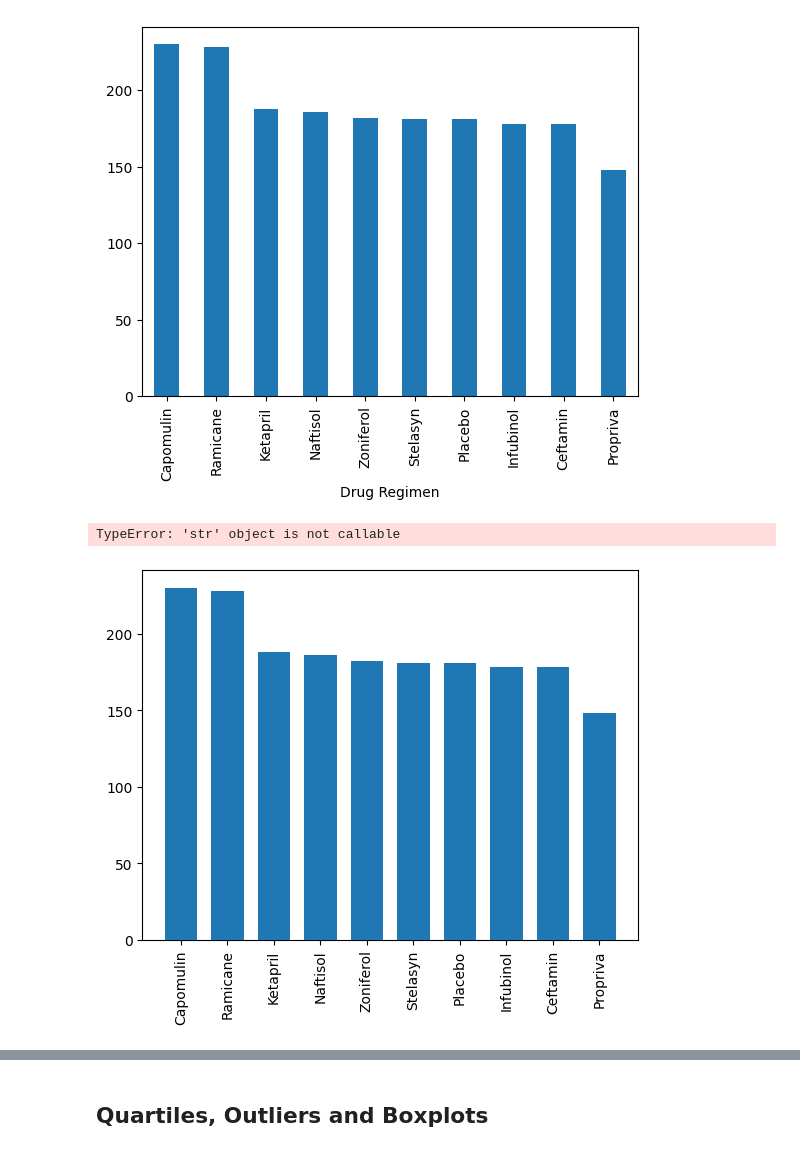
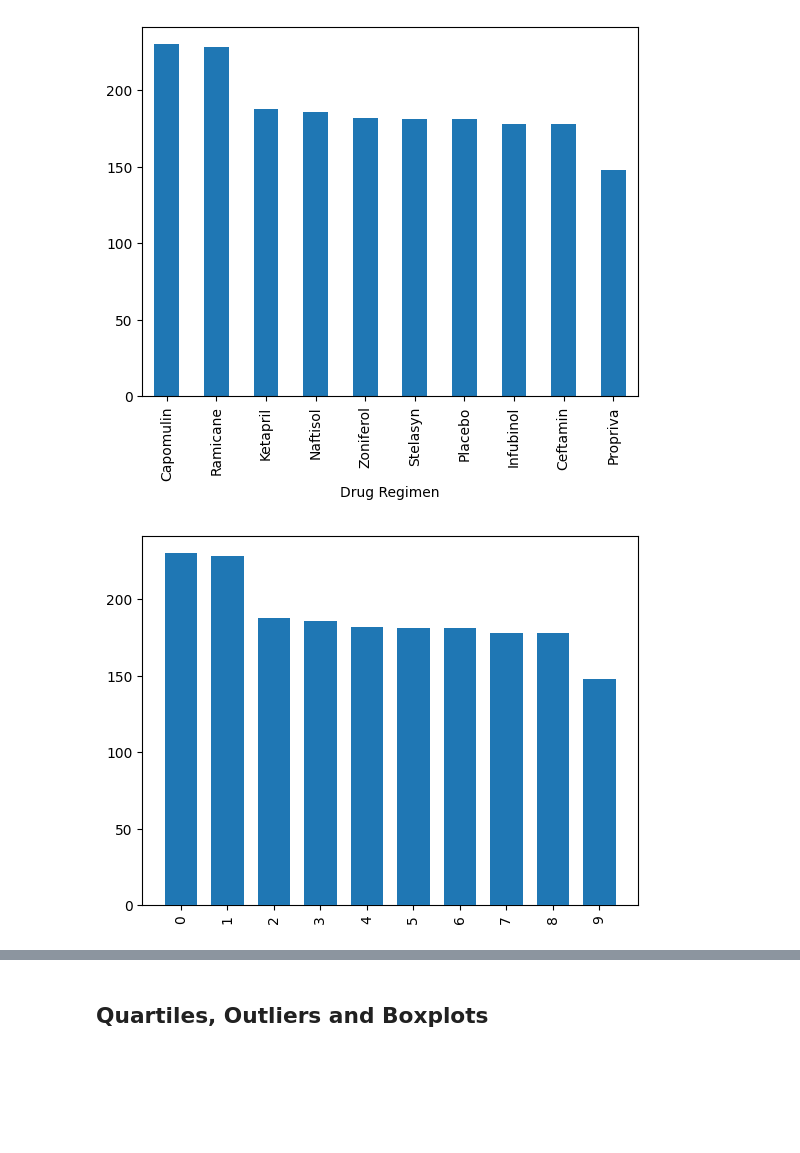
Before and after one commit to carsonnj/Pymaceuticals-Module-5-, a Jupyter notebook: pymaceuticals_Final_Code.ipynb, the cells around one changed output, grey strips where cells are left out. Cells and saved outputs as stored; diff of their text form; code cells hidden in the pictures; blank space fills up the shorter version.

```diff
--- a/pymaceuticals_Final_Code.ipynb
+++ b/pymaceuticals_Final_Code.ipynb
@@ -177,28 +177,27 @@ plt.show
 # %%
 # Generate a bar plot showing the total number of rows (Mouse ID/Timepoints) for each drug regimen using pyplot
 # Calculate the amount of data points for each drug regimen
 # Set the x_axis to the length of the 'counts' series
 x_axis = np.arange(len(mice_count))
 
 plt.bar(x_axis, mice_count, width = 0.7, zorder=3)
 
 # Label the tick marks according to the index values in the 'counts' series
 tick_locations = [value for value in x_axis]
-plt.xticks(tick_locations, counts.index.values)
+plt.xticks(tick_locations)
 
 # Rotate tick marks 90 degrees for visibility
 plt.xticks(rotation=90)
 
 # Set labels for axis
-plt.xlabel("Drug Regimen")
-plt.ylabel("Number of Data Points")
-plt.title("Number of Data Points for Each Treatment Regimen")
+plt.xlabel=("Drug Regimen")
+plt.ylabel=("Number of Data Points")
+plt.title=("Number of Data Points for Each Treatment Regimen")
 
 # Display resulting plot
 plt.show()
 # %% [output]
-TypeError: 'str' object is not callable
-[figure, old version]
+[figure, new version]
 # %%
 # Generate a pie plot showing the distribution of female versus male mice using Pandas
 gender_data = clean_df["Sex"].value_counts()
```
Also changed, not shown: parts of 6 cells of this notebook.
